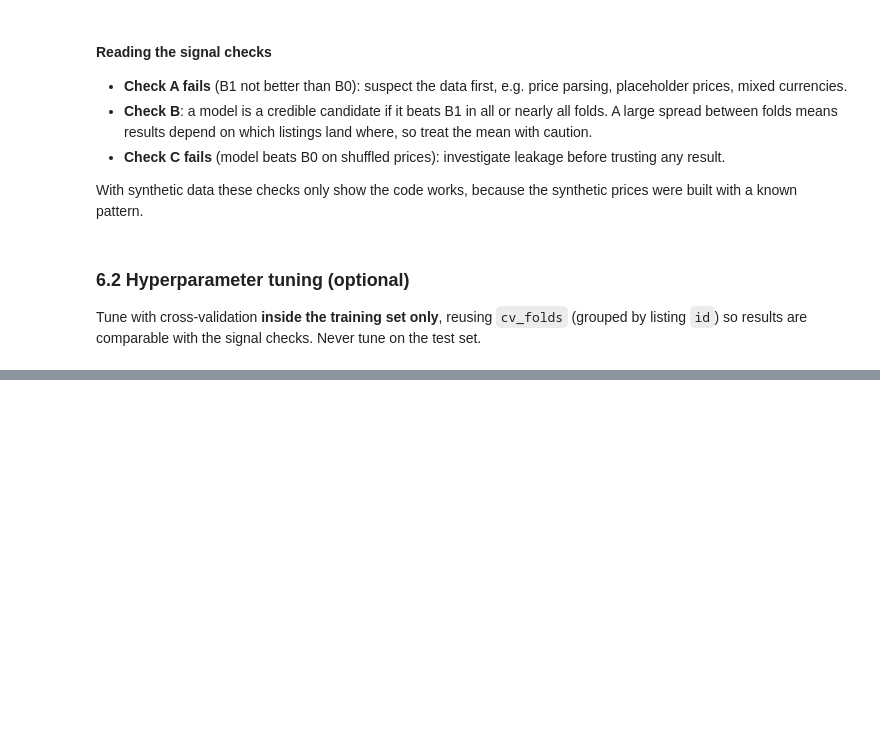
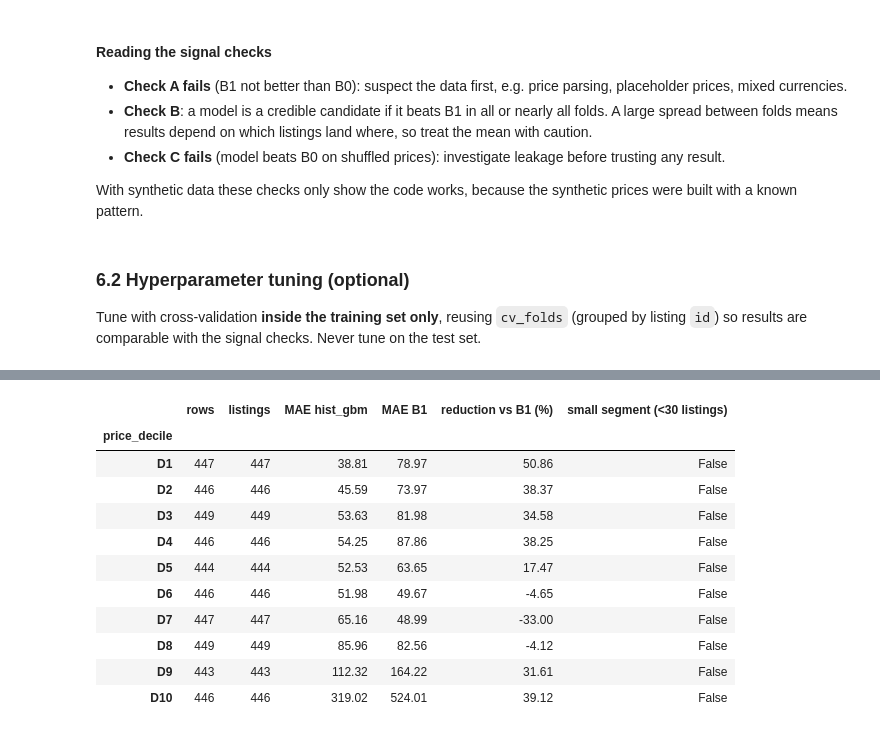
Before and after one commit to roness3yn/property-investment-intelligence-system, a Jupyter notebook: notebooks/03_modeling.ipynb, the cells around one changed output, grey strips where cells are left out. Drawn from its saved outputs; the diff is of its cells as text; code cells hidden in the pictures; blank space fills up the shorter version.

```diff
--- a/notebooks/03_modeling.ipynb
+++ b/notebooks/03_modeling.ipynb
@@ -579,0 +759,17 @@ print(f"saved {artifact_path.name}, metadata and {len(predictions):,} test predi
+# %%
+# Error by observed-price decile (deciles from the training partition)
+oof_df["price_decile"] = pd.qcut(oof_df[TARGET], 10, labels=[f"D{i}" for i in range(1, 11)])
+segment_errors("price_decile")
+# %% [output]
+|  | rows | listings | MAE hist_gbm | MAE B1 | reduction vs B1 (%) | small segment (<30 listings) |
+| price_decile |  |  |  |  |  |  |
+| D1 | 447 | 447 | 38.81 | 78.97 | 50.86 | False |
+| D2 | 446 | 446 | 45.59 | 73.97 | 38.37 | False |
+| D3 | 449 | 449 | 53.63 | 81.98 | 34.58 | False |
+| D4 | 446 | 446 | 54.25 | 87.86 | 38.25 | False |
+| D5 | 444 | 444 | 52.53 | 63.65 | 17.47 | False |
+| D6 | 446 | 446 | 51.98 | 49.67 | -4.65 | False |
+| D7 | 447 | 447 | 65.16 | 48.99 | -33.00 | False |
+| D8 | 449 | 449 | 85.96 | 82.56 | -4.12 | False |
+| D9 | 443 | 443 | 112.32 | 164.22 | 31.61 | False |
+| D10 | 446 | 446 | 319.02 | 524.01 | 39.12 | False |
```
Also changed, not shown: parts of 41 cells of this notebook, 5 other files.
